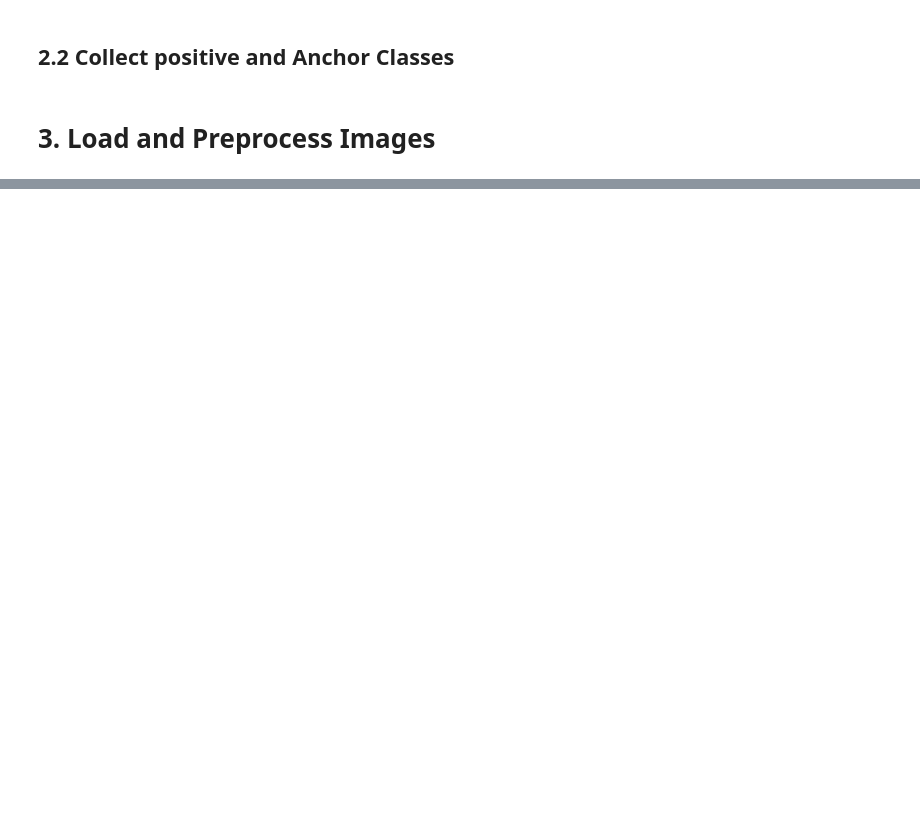
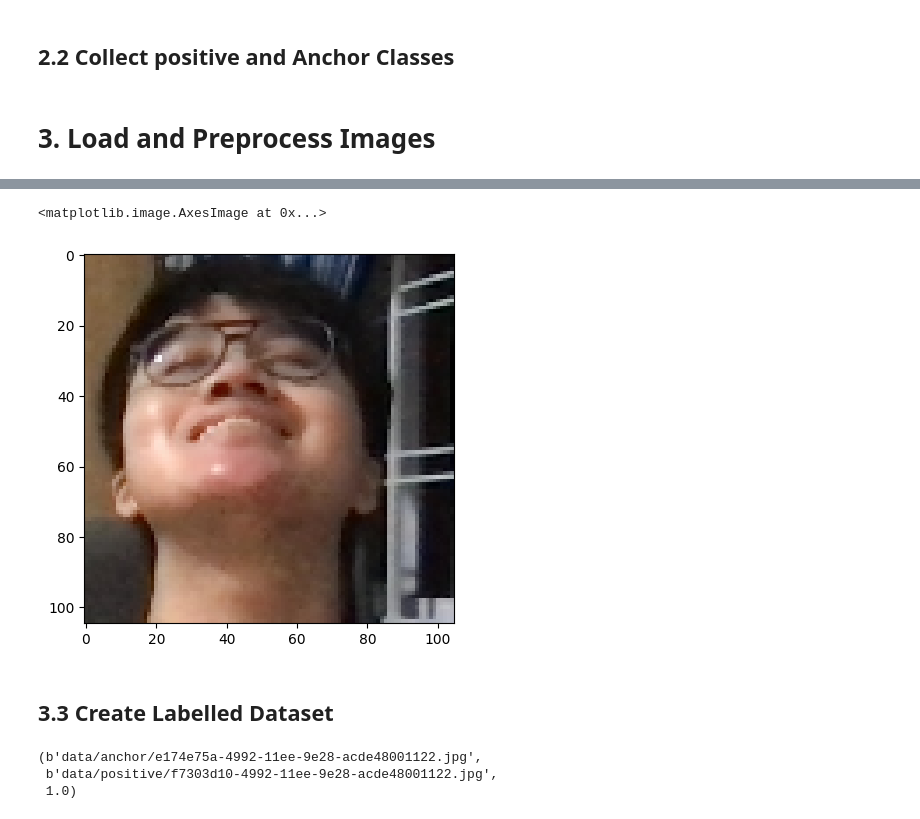
Before and after one commit to MingFengC/FaceID, a Jupyter notebook: Facial_Recognition.ipynb, the cells around one changed output, grey strips where cells are left out. Drawn from its saved outputs; the diff is of its cells as text; code cells hidden in the pictures; blank space fills up the shorter version.

Commit message:
Added data processing steps and siamese nets

```diff
--- a/Facial_Recognition.ipynb
+++ b/Facial_Recognition.ipynb
@@ -43,0 +128,15 @@ import matplotlib.pyplot as plt
+# %%
+def preprocess(file_path):
+
+    # Read in image from file path
+    byte_img =  tf.io.read_file(file_path)
+    # Load in the image
+    img = tf.io.decode_jpeg(byte_img)
+
+    # Preprocessing - resizing the image to be 105x105x3
+    img = tf.image.resize(img, (105,105))
+    # Scale image to between 0 and 1
+    img = img/255.0
+    return img
+# %%
+img = preprocess('data/anchor/e1ea2268-4992-11ee-9e28-acde48001122.jpg')
@@ -43,0 +163,7 @@ import matplotlib.pyplot as plt
+# %%
+plt.imshow(img)
+# %% [output]
+<matplotlib.image.AxesImage at 0x...>
+[figure, added]
+# %% [markdown]
+## 3.3 Create Labelled Dataset
@@ -43,0 +193,7 @@ import matplotlib.pyplot as plt
+# %%
+example = samples.next()
+example
+# %% [output]
+(b'data/anchor/e174e75a-4992-11ee-9e28-acde48001122.jpg',
+ b'data/positive/f7303d10-4992-11ee-9e28-acde48001122.jpg',
+ 1.0)
```
Also changed, not shown: parts of 44 cells of this notebook.
